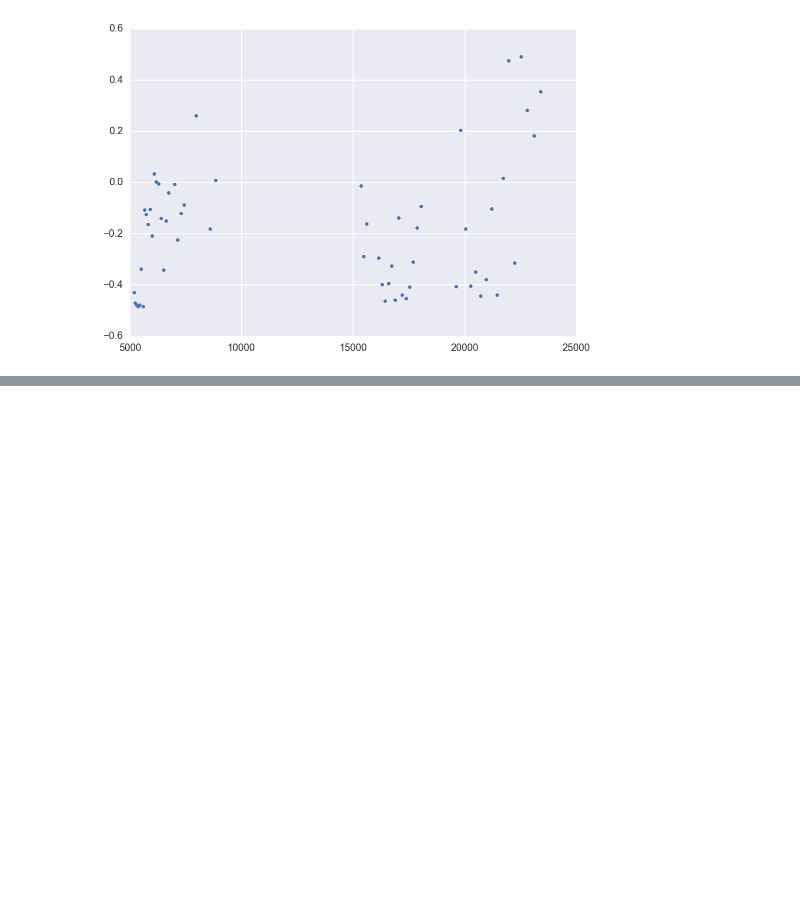
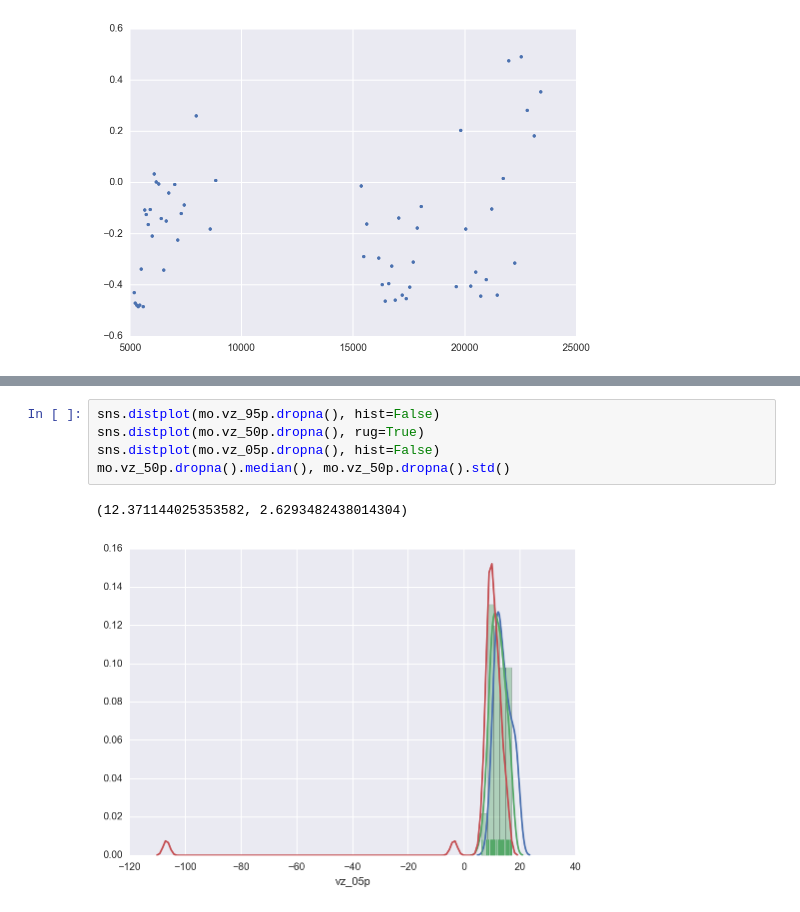
Before and after one commit to BrownDwarf/welter, a Jupyter notebook: notebooks/welter_issue026-01_Text_and_analysis_for_results_section.ipynb, the cells around one changed output, grey strips where cells are left out. Saved outputs shown, nothing was run; the diff lists cells and outputs as text; blank space fills up the shorter version.

```diff
--- a/notebooks/welter_issue026-01_Text_and_analysis_for_results_section.ipynb
+++ b/notebooks/welter_issue026-01_Text_and_analysis_for_results_section.ipynb
@@ -86,0 +128,8 @@ plt.plot(orders.wl_center, orders.FeH_50p, '.')
+# %%
+sns.distplot(mo.vz_95p.dropna(), hist=False)
+sns.distplot(mo.vz_50p.dropna(), rug=True)
+sns.distplot(mo.vz_05p.dropna(), hist=False)
+mo.vz_50p.dropna().median(), mo.vz_50p.dropna().std()
+# %% [output]
+(12.371144025353582, 2.6293482438014304)
+[figure, added]
```
Also changed, not shown: parts of 20 cells of this notebook, 3 other files.
